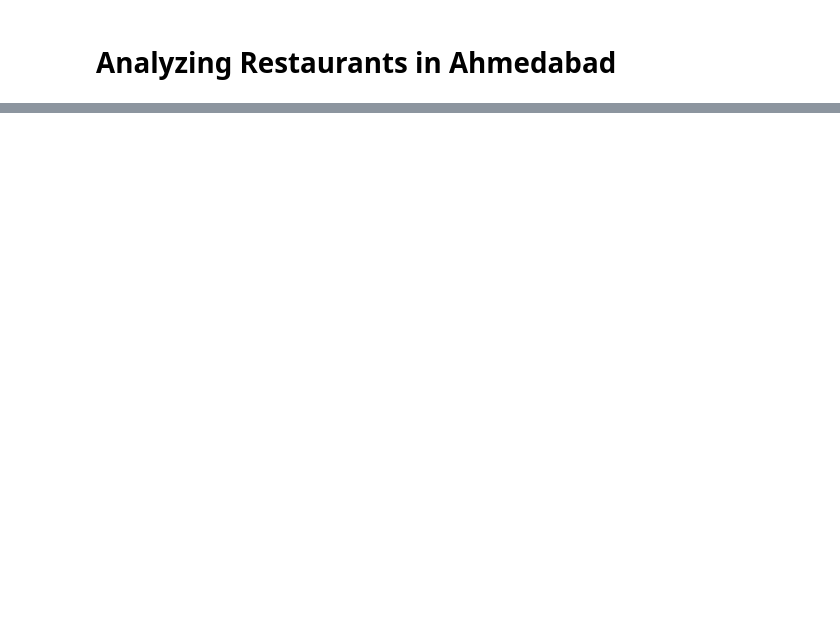
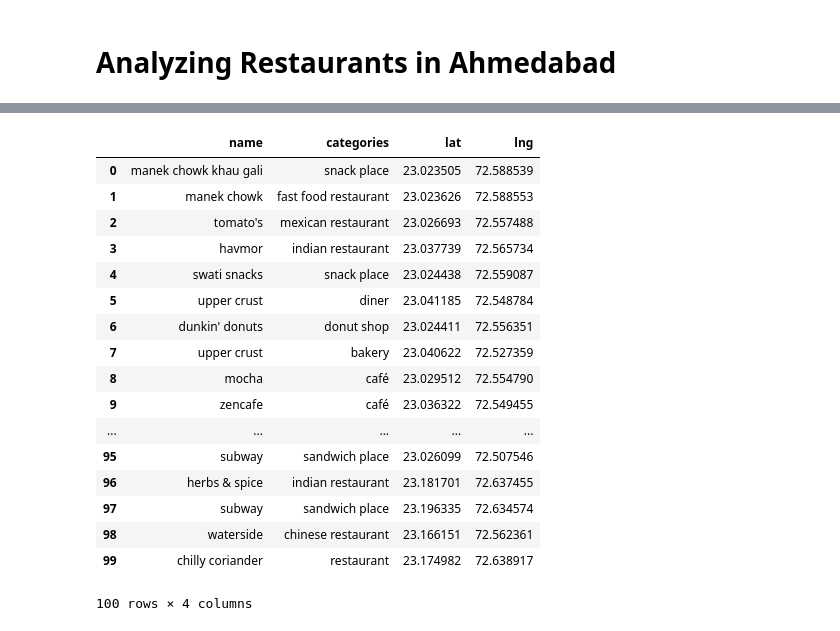
Before and after one commit to virendhanwani/Coursera_Capstone, a Jupyter notebook: Battle_of_hoods.ipynb, the cells around one changed output, grey strips where cells are left out. Saved outputs shown, nothing was run; the diff lists cells and outputs as text; code cells hidden in the pictures; blank space fills up the shorter version.

```diff
--- a/Battle_of_hoods.ipynb
+++ b/Battle_of_hoods.ipynb
@@ -98,0 +72,21 @@ nearby_venues.shape
+# %%
+nearby_venues
+# %% [output]
+|  | name | categories | lat | lng |
+| 0 | manek chowk khau gali | snack place | 23.023505 | 72.588539 |
+| 1 | manek chowk | fast food restaurant | 23.023626 | 72.588553 |
+| 2 | tomato's | mexican restaurant | 23.026693 | 72.557488 |
+| 3 | havmor | indian restaurant | 23.037739 | 72.565734 |
+| 4 | swati snacks | snack place | 23.024438 | 72.559087 |
+| 5 | upper crust | diner | 23.041185 | 72.548784 |
+| 6 | dunkin' donuts | donut shop | 23.024411 | 72.556351 |
+| 7 | upper crust | bakery | 23.040622 | 72.527359 |
+| 8 | mocha | café | 23.029512 | 72.554790 |
+| 9 | zencafe | café | 23.036322 | 72.549455 |
+| ... | ... | ... | ... | ... |
+| 95 | subway | sandwich place | 23.026099 | 72.507546 |
+| 96 | herbs & spice | indian restaurant | 23.181701 | 72.637455 |
+| 97 | subway | sandwich place | 23.196335 | 72.634574 |
+| 98 | waterside | chinese restaurant | 23.166151 | 72.562361 |
+| 99 | chilly coriander | restaurant | 23.174982 | 72.638917 |
+100 rows × 4 columns
```
Also changed, not shown: parts of 10 cells of this notebook.
